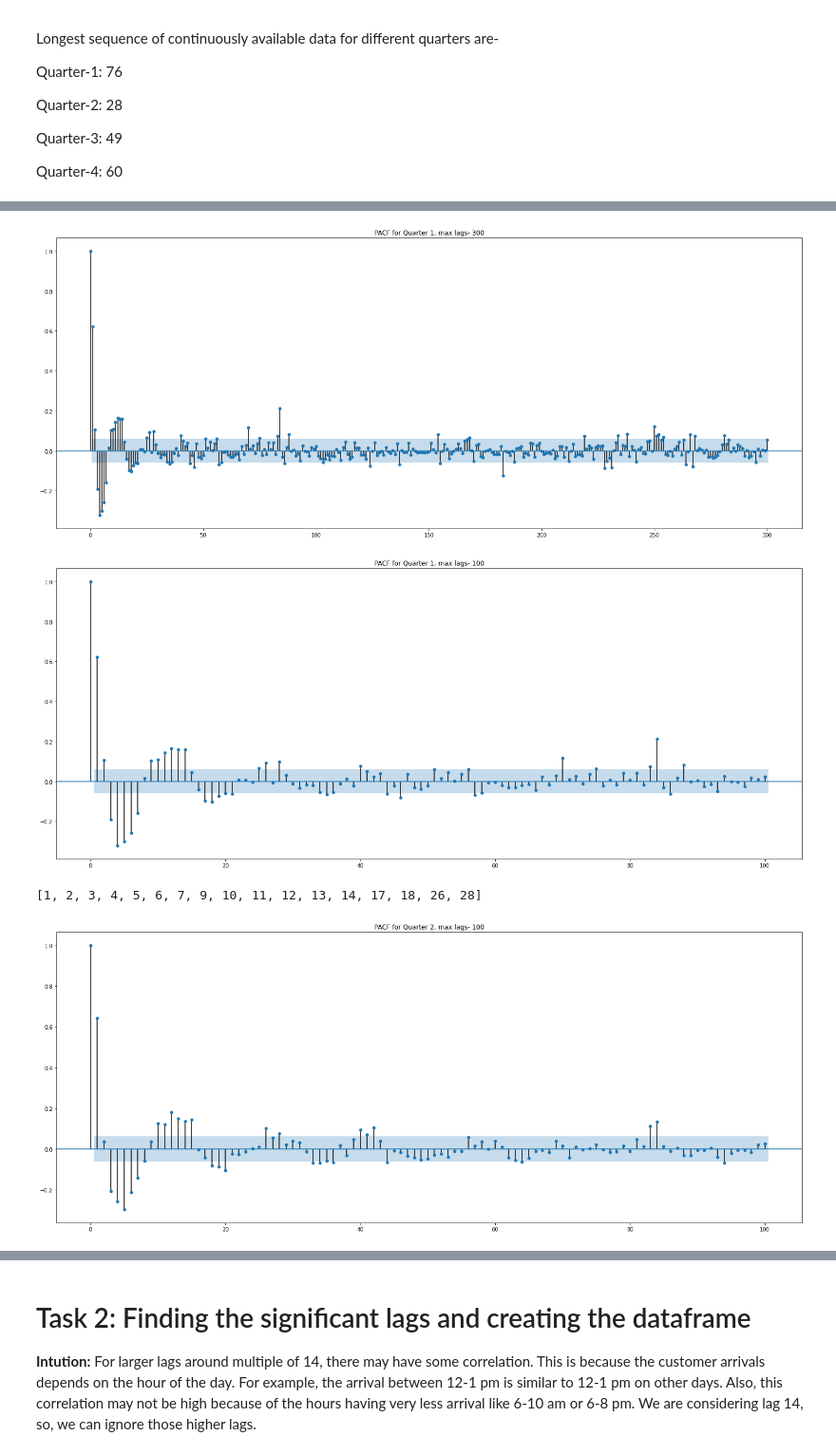
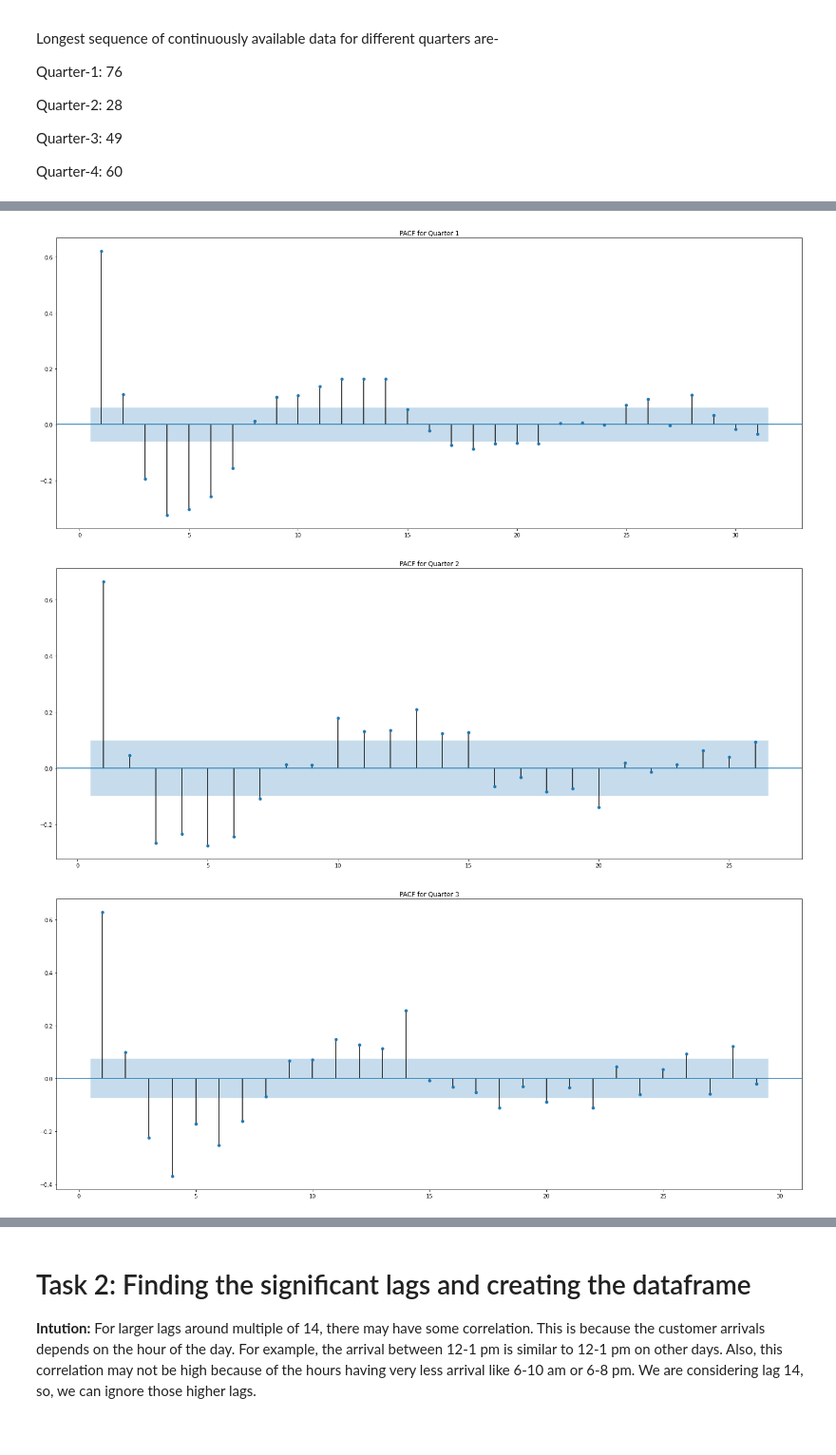
Before and after one commit to rajivsam/cmi_count_data_modeling, a Jupyter notebook: notebooks/week_4_tasks.ipynb, the cells around one changed output, grey strips where cells are left out. Shown at 95% size. Drawn from its saved outputs; the diff is of its cells as text; code cells hidden in the pictures.

Commit message:
Fixed some issues. Now both have the same plot and datasets

```diff
--- a/notebooks/week_4_tasks.ipynb
+++ b/notebooks/week_4_tasks.ipynb
@@ -73,9 +124,29 @@ Q1.shape
+# %%
+Q1_ts.drop(columns=['Date','level_1'],inplace=True)
+Q2_ts.drop(columns=['Date','level_1'],inplace=True)
+Q3_ts.drop(columns=['Date','level_1'],inplace=True)
+Q4_ts.drop(columns=['Date','level_1'],inplace=True)
+# %%
+Q1_ts['dt_index']=pd.DatetimeIndex(Q1_ts['dt_index'])
+Q2_ts['dt_index']=pd.DatetimeIndex(Q2_ts['dt_index'])
+Q3_ts['dt_index']=pd.DatetimeIndex(Q3_ts['dt_index'])
+Q4_ts['dt_index']=pd.DatetimeIndex(Q4_ts['dt_index'])
+# %%
+Q1_ts.set_index('dt_index',inplace=True)
+Q2_ts.set_index('dt_index',inplace=True)
+Q3_ts.set_index('dt_index',inplace=True)
+Q4_ts.set_index('dt_index',inplace=True)
+# %%
+Q1_ts.columns=['customer_arr']
+Q2_ts.columns=['customer_arr']
+Q3_ts.columns=['customer_arr']
+Q4_ts.columns=['customer_arr']
 # %%
 import matplotlib.pyplot as plt
 from statsmodels.graphics.tsaplots import plot_pacf
 %matplotlib inline
 # %%
 plt.rc("figure", figsize=(25,10))
-plot_pacf(Q1,lags=300,title='PACF for Quarter 1, max lags- 300');
+plot_pacf(Q1_ts,title='PACF for Quarter 1',zero=False);
 # %% [output]
-[figure, old version]
+[figure, new version]
@@ -82,4 +156,4 @@ plot_pacf(Q1,lags=300,title='PACF for Quarter 1, max lags- 300');
 # %%
-plot_pacf(Q1,lags=100,title='PACF for Quarter 1, max lags- 100');
+plot_pacf(Q2_ts,title='PACF for Quarter 2',zero=False);
 # %% [output]
-[figure, old version]
+[figure, new version]
@@ -97,4 +159,0 @@ def sig_lags(Q,p=0.09,nlags=40):
-# %%
-sig_lags(Q1,0.09)
-# %% [output]
-[1, 2, 3, 4, 5, 6, 7, 9, 10, 11, 12, 13, 14, 17, 18, 26, 28]
@@ -101,4 +162,4 @@ sig_lags(Q1,0.09)
 # %%
-plot_pacf(Q2,lags=100,title='PACF for Quarter 2, max lags- 100');
+plot_pacf(Q3_ts,title='PACF for Quarter 3',zero=False);
 # %% [output]
-[figure, old version]
+[figure, new version]
```
Also changed, not shown: parts of 44 cells of this notebook.
